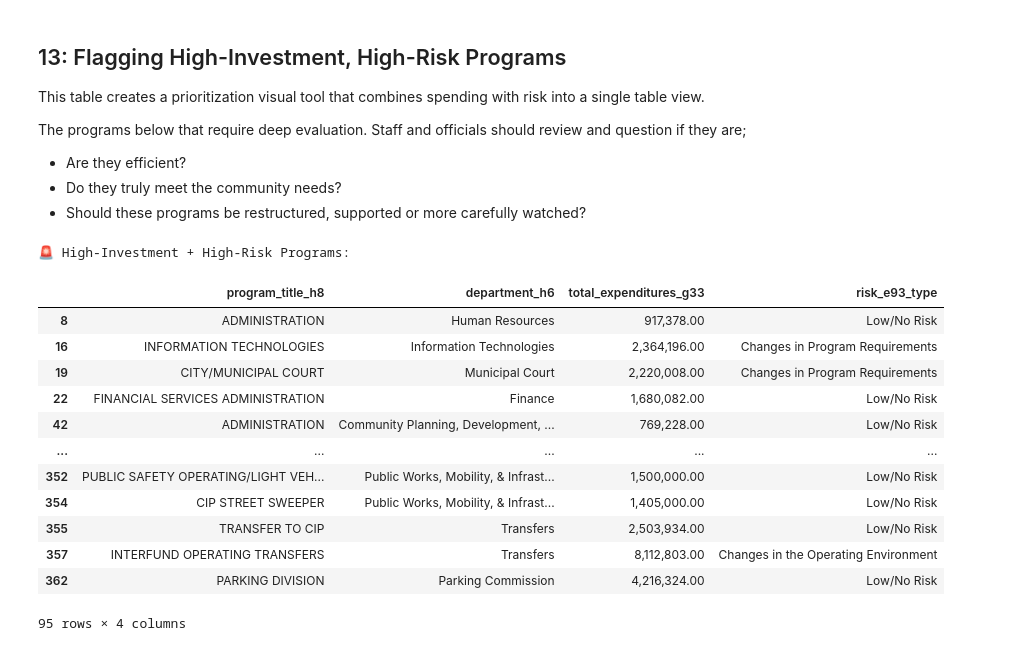
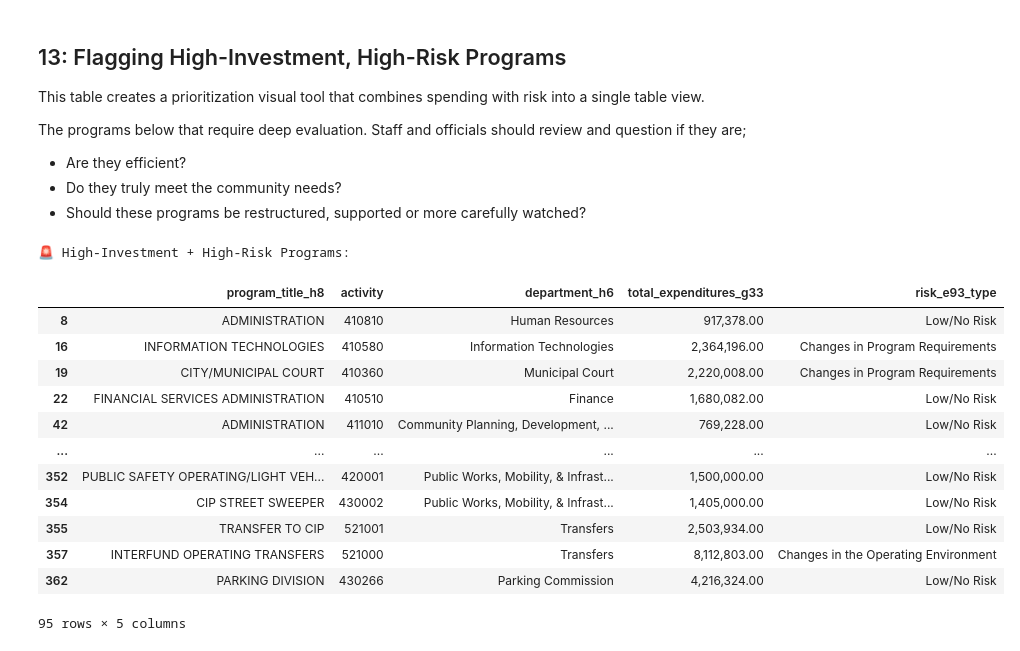
Before and after one commit to breannanpr/CityofMissoulaBudgetCapstone, a Jupyter notebook: citydata_02_exploratory.ipynb, the cells around one changed output. Drawn from its saved outputs; the diff is of its cells as text; code cells hidden in the pictures.

```diff
--- a/citydata_02_exploratory.ipynb
+++ b/citydata_02_exploratory.ipynb
@@ -420,26 +420,32 @@ The programs below that require deep evaluation. Staff and officials should revi
 # %%
 # Define thresholds
 high_budget_thresh = df_programs["total_expenditures_g33"].quantile(0.75)
 high_risk_programs = df_programs[
     (df_programs["total_expenditures_g33"] >= high_budget_thresh) &
     (df_programs["risk_e93_type"].notna())
 ]
 
+# Sort by risk type (ascending) then total expenditures (descending)
+high_risk_programs_sorted = high_risk_programs.sort_values(
+    by=["risk_e93_type", "total_expenditures_g33"],
+    ascending=[True, False]
+)
+
 # Display key columns
 print("🚨 High-Investment + High-Risk Programs:")
-display(high_risk_programs[["program_title_h8", "department_h6", "total_expenditures_g33", "risk_e93_type"]])
+display(high_risk_programs[["program_title_h8", "activity", "department_h6", "total_expenditures_g33", "risk_e93_type"]])
 # %% [output]
 🚨 High-Investment + High-Risk Programs:
-|  | program_title_h8 | department_h6 | total_expenditures_g33 | risk_e93_type |
-| 8 | ADMINISTRATION | Human Resources | 917,378.00 | Low/No Risk |
-| 16 | INFORMATION TECHNOLOGIES | Information Technologies | 2,364,196.00 | Changes in Program Requirements |
-| 19 | CITY/MUNICIPAL COURT | Municipal Court | 2,220,008.00 | Changes in Program Requirements |
-| 22 | FINANCIAL SERVICES ADMINISTRATION | Finance | 1,680,082.00 | Low/No Risk |
-| 42 | ADMINISTRATION | Community Planning, Development, ... | 769,228.00 | Low/No Risk |
-| ... | ... | ... | ... | ... |
-| 352 | PUBLIC SAFETY OPERATING/LIGHT VEH... | Public Works, Mobility, & Infrast... | 1,500,000.00 | Low/No Risk |
-| 354 | CIP STREET SWEEPER | Public Works, Mobility, & Infrast... | 1,405,000.00 | Low/No Risk |
-| 355 | TRANSFER TO CIP | Transfers | 2,503,934.00 | Low/No Risk |
-| 357 | INTERFUND OPERATING TRANSFERS | Transfers | 8,112,803.00 | Changes in the Operating Environment |
-| 362 | PARKING DIVISION | Parking Commission | 4,216,324.00 | Low/No Risk |
+|  | program_title_h8 | activity | department_h6 | total_expenditures_g33 | risk_e93_type |
+| 8 | ADMINISTRATION | 410810 | Human Resources | 917,378.00 | Low/No Risk |
+| 16 | INFORMATION TECHNOLOGIES | 410580 | Information Technologies | 2,364,196.00 | Changes in Program Requirements |
+| 19 | CITY/MUNICIPAL COURT | 410360 | Municipal Court | 2,220,008.00 | Changes in Program Requirements |
+| 22 | FINANCIAL SERVICES ADMINISTRATION | 410510 | Finance | 1,680,082.00 | Low/No Risk |
+| 42 | ADMINISTRATION | 411010 | Community Planning, Development, ... | 769,228.00 | Low/No Risk |
+| ... | ... | ... | ... | ... | ... |
+| 352 | PUBLIC SAFETY OPERATING/LIGHT VEH... | 420001 | Public Works, Mobility, & Infrast... | 1,500,000.00 | Low/No Risk |
+| 354 | CIP STREET SWEEPER | 430002 | Public Works, Mobility, & Infrast... | 1,405,000.00 | Low/No Risk |
+| 355 | TRANSFER TO CIP | 521001 | Transfers | 2,503,934.00 | Low/No Risk |
+| 357 | INTERFUND OPERATING TRANSFERS | 521000 | Transfers | 8,112,803.00 | Changes in the Operating Environment |
+| 362 | PARKING DIVISION | 430266 | Parking Commission | 4,216,324.00 | Low/No Risk |
-95 rows × 4 columns
+95 rows × 5 columns
```
Also changed, not shown: parts of 5 cells of this notebook, 12 other files.
